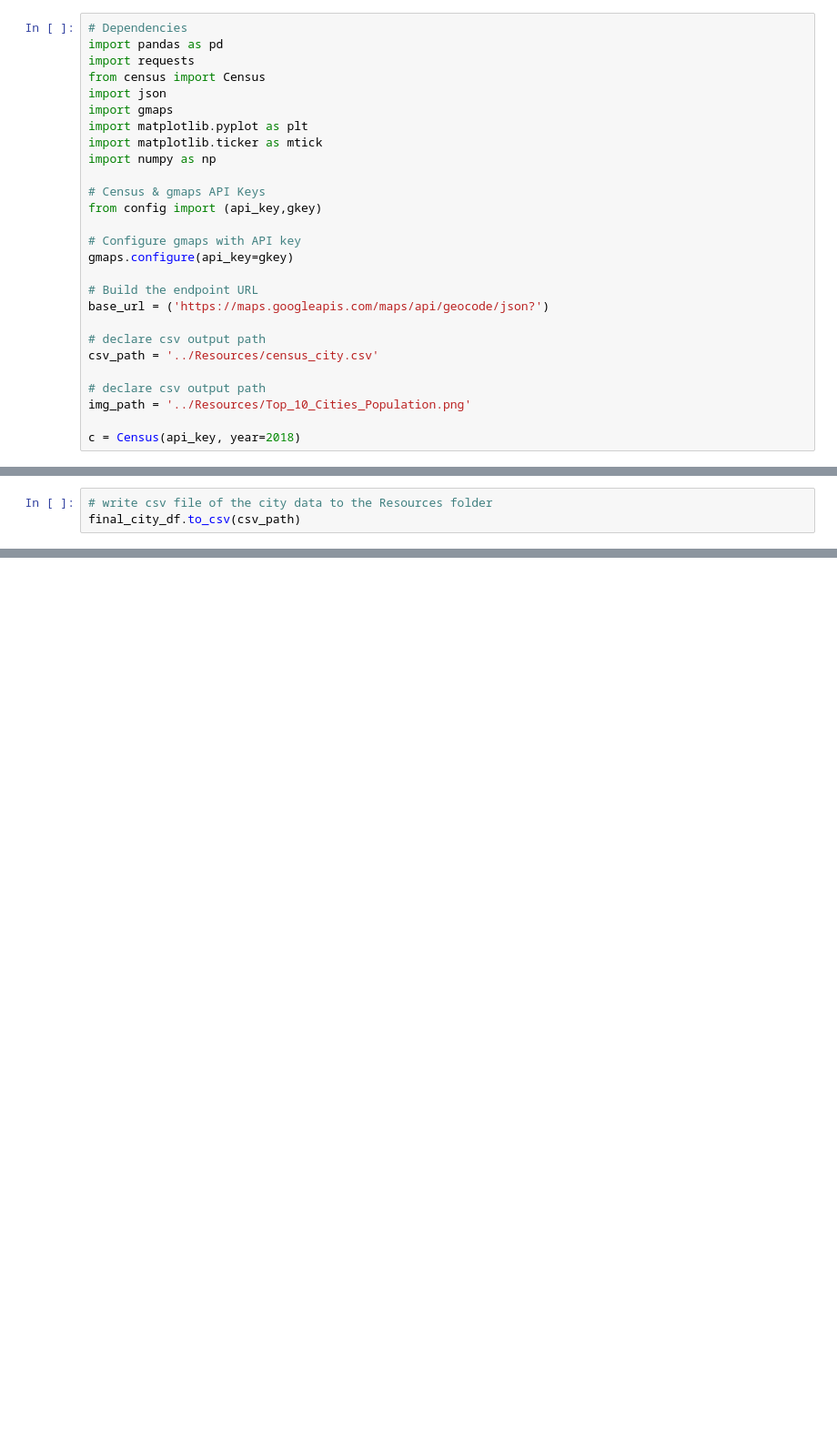
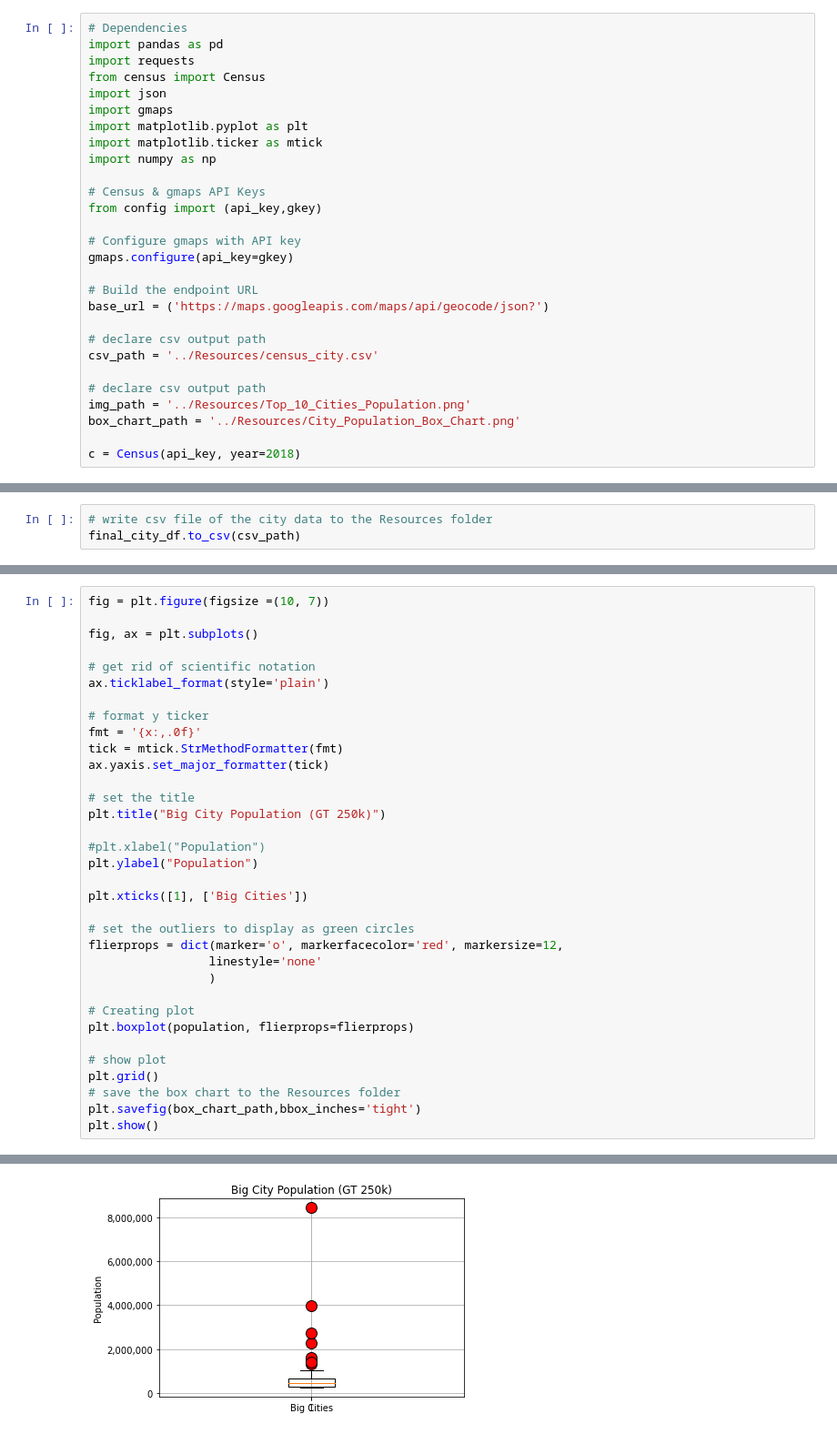
Before and after one commit to MrBadinger/Top_Cities_To_Own_Electric_Car, a Jupyter notebook: Census/Census_Population.ipynb, the cells around one changed output, grey strips where cells are left out. Shown: that part at 91% size. Drawn from its saved outputs; the diff is of its cells as text; blank space fills up the shorter version.

Commit message:
boxplot

```diff
--- a/Census/Census_Population.ipynb
+++ b/Census/Census_Population.ipynb
@@ -23,6 +23,7 @@ csv_path = '../Resources/census_city.csv'
 
 # declare csv output path
 img_path = '../Resources/Top_10_Cities_Population.png'
+box_chart_path = '../Resources/City_Population_Box_Chart.png'
 
 c = Census(api_key, year=2018)
 # %%
@@ -200,3 +201,38 @@ fig.add_layer(heat_layer)
 fig
 # %% [output]
 Figure(layout=FigureLayout(border='1px solid black', height='600px', margin='0 auto 0 auto', padding='1px', wi…
+# %%
+fig = plt.figure(figsize =(10, 7))
+
+fig, ax = plt.subplots()
+
+# get rid of scientific notation
+ax.ticklabel_format(style='plain')
+
+# format y ticker
+fmt = '{x:,.0f}'
+tick = mtick.StrMethodFormatter(fmt)
+ax.yaxis.set_major_formatter(tick)
+
+# set the title
+plt.title("Big City Population (GT 250k)")
+
+#plt.xlabel("Population")
+plt.ylabel("Population")
+
+plt.xticks([1], ['Big Cities'])
+
+# set the outliers to display as green circles
+flierprops = dict(marker='o', markerfacecolor='red', markersize=12,
+                 linestyle='none'
+                 )
+
+# Creating plot
+plt.boxplot(population, flierprops=flierprops)
+
+# show plot
+plt.grid()
+# save the box chart to the Resources folder
+plt.savefig(box_chart_path,bbox_inches='tight')
+plt.show()
+# %% [output]
@@ -202,0 +240 @@ Figure(layout=FigureLayout(border='1px solid black', height='600px', margin='0 a
+[figure, added]
```
Also changed, not shown: parts of 2 cells of this notebook, 1 other file.
